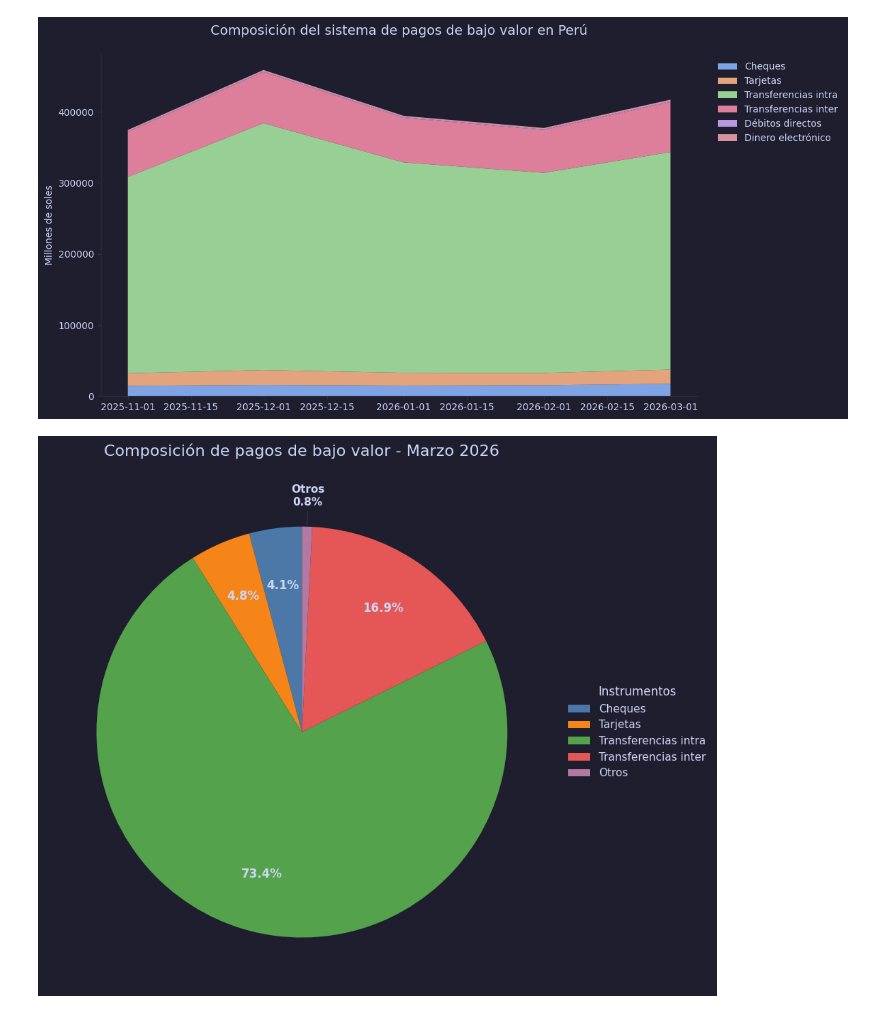
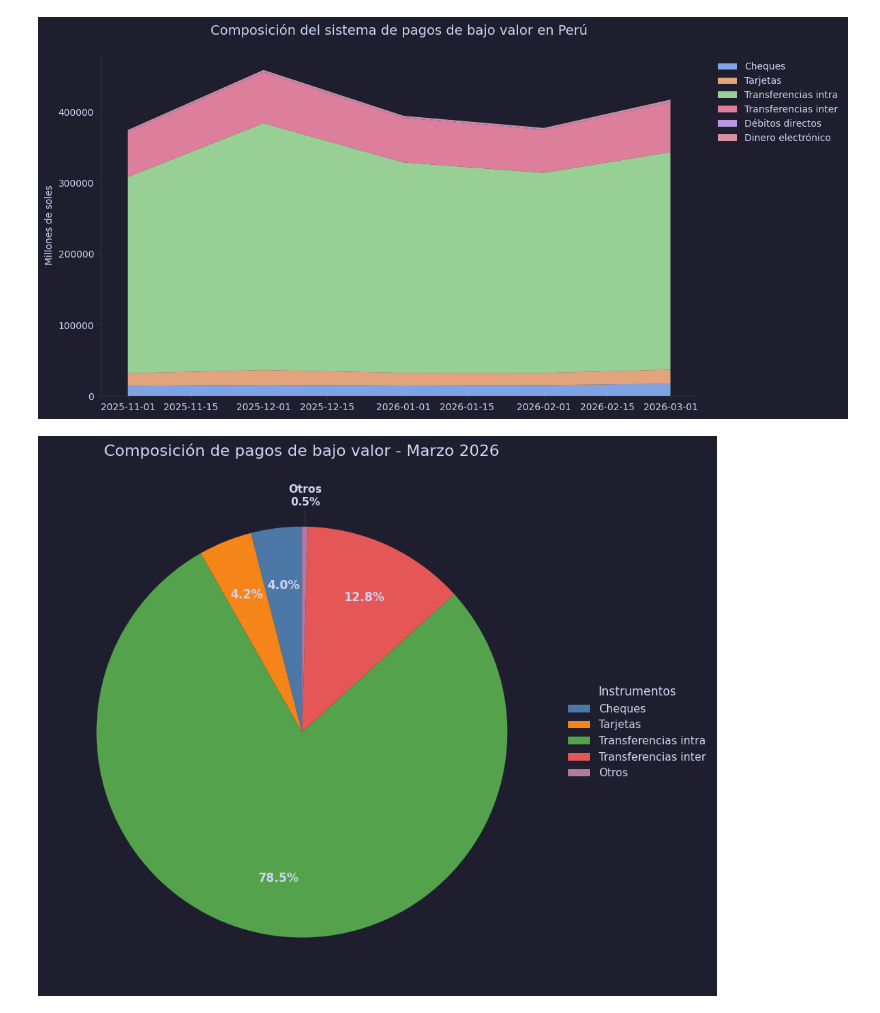
Before and after one commit to FerCorcuera/BCRP-ANALYTICS, a Jupyter notebook: payment-system/notebooks/exploring_data.ipynb, the cells around one changed output. Saved outputs shown, nothing was run; the diff lists cells and outputs as text; code cells hidden in the pictures.

```diff
--- a/payment-system/notebooks/exploring_data.ipynb
+++ b/payment-system/notebooks/exploring_data.ipynb
@@ -252,7 +231,7 @@ colors = [
 ]
 
 df_pie = df_instr_alto_bajo_valor[
-    df_instr_alto_bajo_valor["period"] == pd.Timestamp("2026-03-01")
+    df_instr_alto_bajo_valor["period"] == pd.Timestamp("2024-03-01")
 ]
 
 otros = (
@@ -303,31 +282,31 @@ ax.annotate(
     fontweight="bold",
     ha="center",
     va="center",
     arrowprops=dict(arrowstyle="-"),
 )
 
 for autotext in autotexts:
     autotext.set_fontsize(12)
     autotext.set_fontweight("bold")
 
 ax.legend(
     wedges,
     labels,
     title="Instrumentos",
     loc="center left",
     bbox_to_anchor=(1, 0.5),
     frameon=False,
     fontsize=11,
     title_fontsize=12,
 )
 
 ax.set_title(
     "Composición de pagos de bajo valor - Marzo 2026",
     fontsize=16,
     pad=20,
 )
 
 plt.tight_layout()
 plt.show()
 # %% [output]
-[figure, old version]
+[figure, new version]
```
Also changed, not shown: parts of 20 cells of this notebook, 1 other file.
